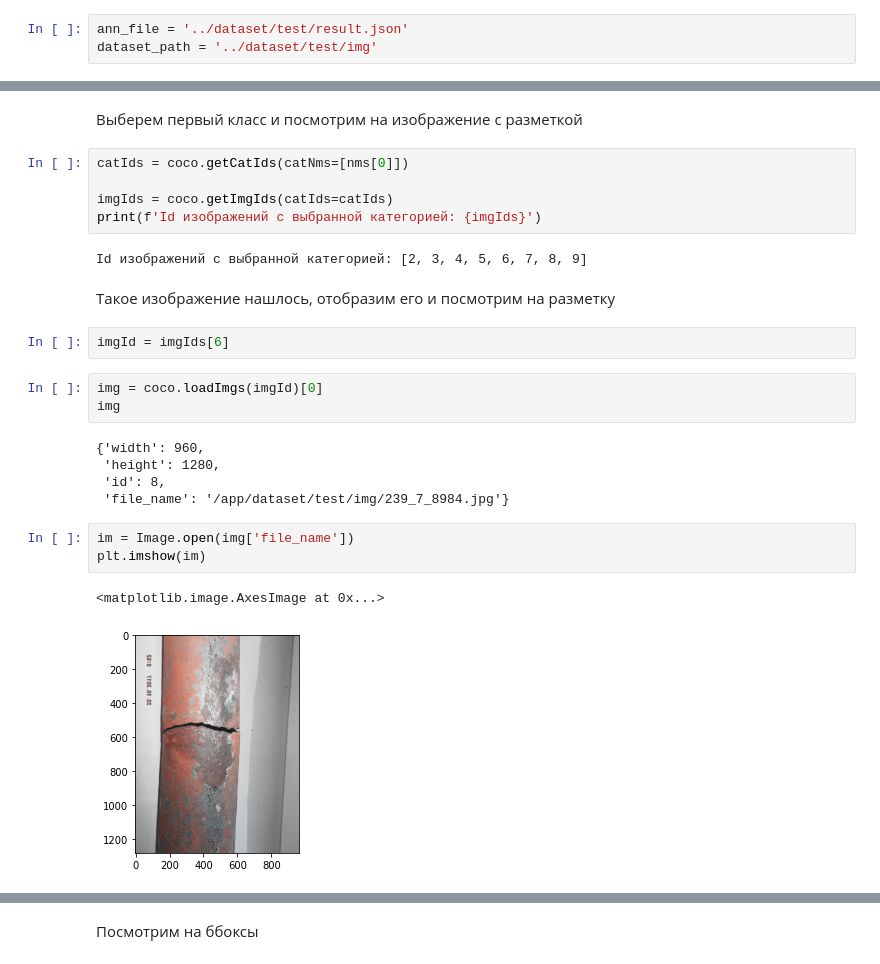
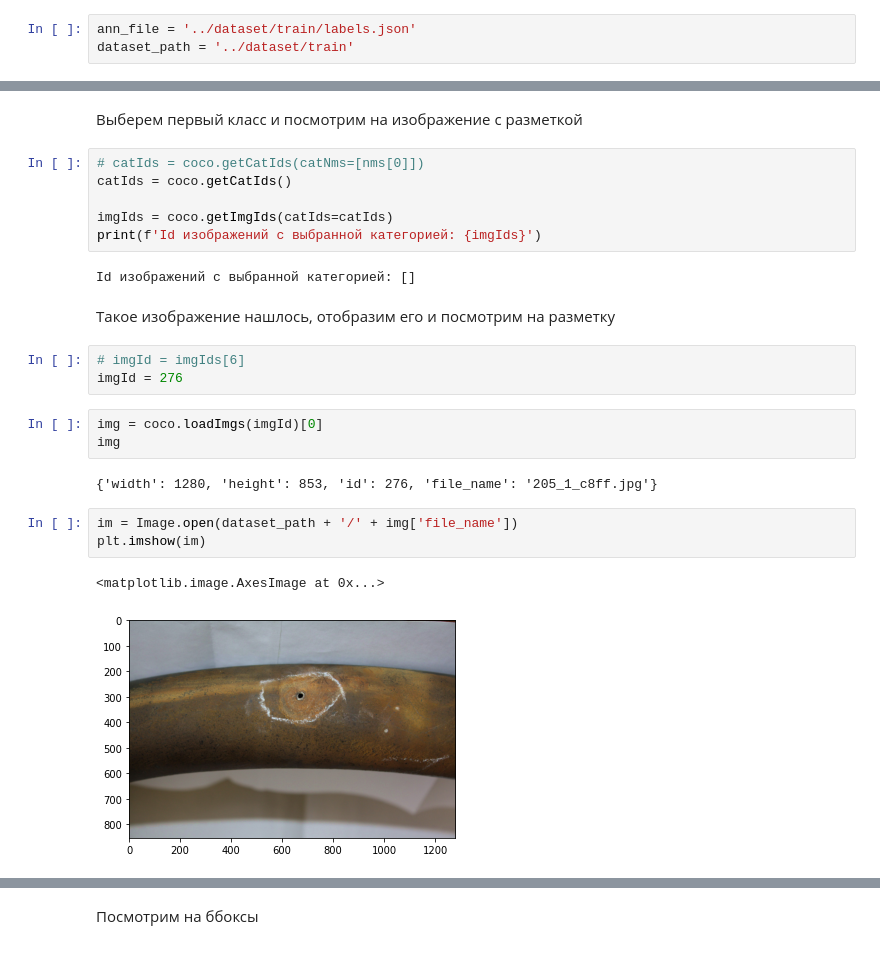
Before and after one commit to PitKoro/stablediffusion-finetune, a Jupyter notebook: notebooks/coco_to_sd_finetune_converter.ipynb, the cells around one changed output, grey strips where cells are left out. Drawn from its saved outputs; the diff is of its cells as text.

Commit message:
dataset

```diff
--- a/notebooks/coco_to_sd_finetune_converter.ipynb
+++ b/notebooks/coco_to_sd_finetune_converter.ipynb
@@ -43,8 +43,8 @@ from tools import image_grid
 # %% [markdown]
 Загружаем COCO датасет
 # %%
-ann_file = '../dataset/test/result.json'
-dataset_path = '../dataset/test/img'
+ann_file = '../dataset/train/labels.json'
+dataset_path = '../dataset/train'
 # %%
 coco = COCO(ann_file)
 # %% [output]
@@ -63,27 +63,26 @@ COCO Категории: ['crack', 'fistula', 'rupture']
 # %% [markdown]
 Выберем первый класс и посмотрим на изображение с разметкой
 # %%
-catIds = coco.getCatIds(catNms=[nms[0]])
+# catIds = coco.getCatIds(catNms=[nms[0]])
+catIds = coco.getCatIds()
 
 imgIds = coco.getImgIds(catIds=catIds)
 print(f'Id изображений с выбранной категорией: {imgIds}')
 # %% [output]
-Id изображений с выбранной категорией: [2, 3, 4, 5, 6, 7, 8, 9]
+Id изображений с выбранной категорией: []
 # %% [markdown]
 Такое изображение нашлось, отобразим его и посмотрим на разметку
 # %%
-imgId = imgIds[6]
+# imgId = imgIds[6]
+imgId = 276
 # %%
 img = coco.loadImgs(imgId)[0]
 img
 # %% [output]
-{'width': 960,
- 'height': 1280,
- 'id': 8,
- 'file_name': '/app/dataset/test/img/239_7_8984.jpg'}
+{'width': 1280, 'height': 853, 'id': 276, 'file_name': '205_1_c8ff.jpg'}
 # %%
-im = Image.open(img['file_name'])
+im = Image.open(dataset_path + '/' + img['file_name'])
 plt.imshow(im)
 # %% [output]
 <matplotlib.image.AxesImage at 0x...>
-[figure, old version]
+[figure, new version]
```
Also changed, not shown: parts of 25 cells of this notebook.
